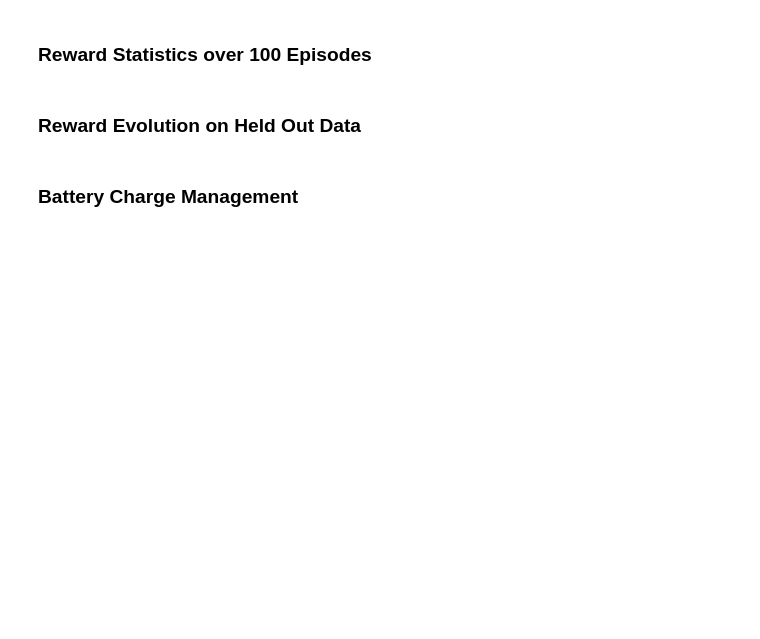
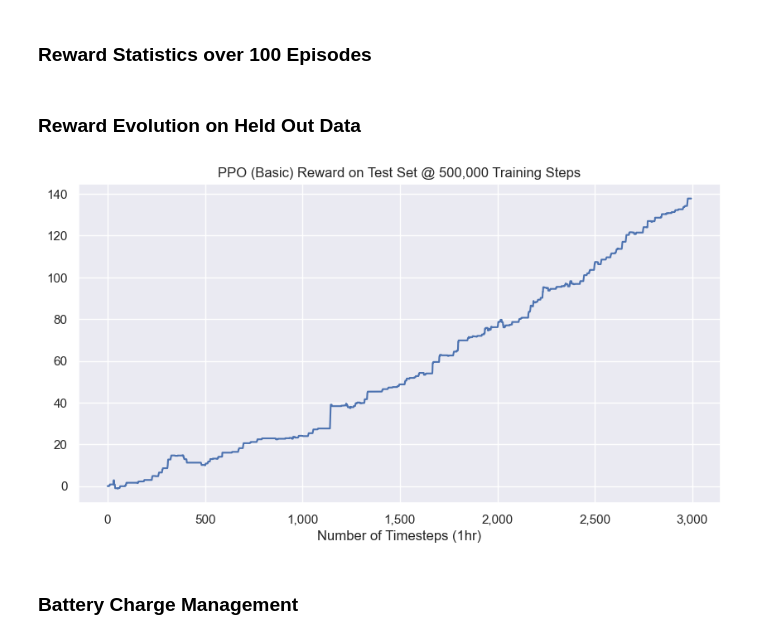
Before and after one commit to andrewrade/3001-RL-Grid-Battery-Management-Agent, a Jupyter notebook: power_trading_agents.ipynb, the cells around one changed output. Cells and saved outputs as stored; diff of their text form; code cells hidden in the pictures; blank space fills up the shorter version.

```diff
--- a/power_trading_agents.ipynb
+++ b/power_trading_agents.ipynb
@@ -79,28 +133,3 @@ Penalty:
     - Overcharging (-1)
     - Discharging When Empty (-1)
     - Losing Money (-1)
-# %%
-%%time
-window = 4 # hours
-total_timesteps = 552_000
-train_window = 240 # hrs
-n_envs = 4
-validation_size = 3000
-batch_timesteps = train_window * 1 * n_envs # 1 batch of train_window x window observations for each environment
-
-# Produce Observations across 16 parallel environments
-venv = make_vec_env(lambda: PowerTradingEnv(df=df, window_size=window, frame_bound=(0, train_window)), n_envs=n_envs)
-PPO_power_basic = PPO('MlpPolicy', venv, device='cpu')
-
-# Walk forward during training to simulate real environment + reduce agent memorization
-num_hours = (df.shape[0] - validation_size)
-num_eps = num_hours // train_window
-num_epochs = total_timesteps // (batch_timesteps * num_eps)
-
-for epoch in range(num_epochs):
-    for i in range(num_eps):
-        start_day = i * train_window
-        end_day = start_day + train_window
-        venv.env_method('set_frame_bound', start_day, end_day) # Set venvs frame bounds
-        # Learn on currrent minibatch
-        PPO_power_basic.learn(total_timesteps=batch_timesteps, callback=logger, reset_num_timesteps=False)
@@ -162,10 +225,15 @@ print(f"Mean Reward:{ mean_reward:,.2f}\nReward std: {reward_std:,.2f}")
 # %% [markdown]
 ### Reward Evolution on Held Out Data
 # %%
-plt.plot(history['total_reward'])
-plt.title("PPO (Basic) Reward on Test Set @ 552,000 Training Steps")
+fig, ax = plt.subplots(figsize=(10, 5))
+format_axis_commas(ax, 'x')
+ax.plot(history['total_reward'])
+
+plt.title("PPO (Basic) Reward on Test Set @ 500,000 Training Steps")
 plt.xlabel("Number of Timesteps (1hr)")
 plt.show()
+# %% [output]
+[figure, added]
 # %% [markdown]
 ### Battery Charge Management
 # %%
```
Also changed, not shown: parts of 14 cells of this notebook, 2 other files.
